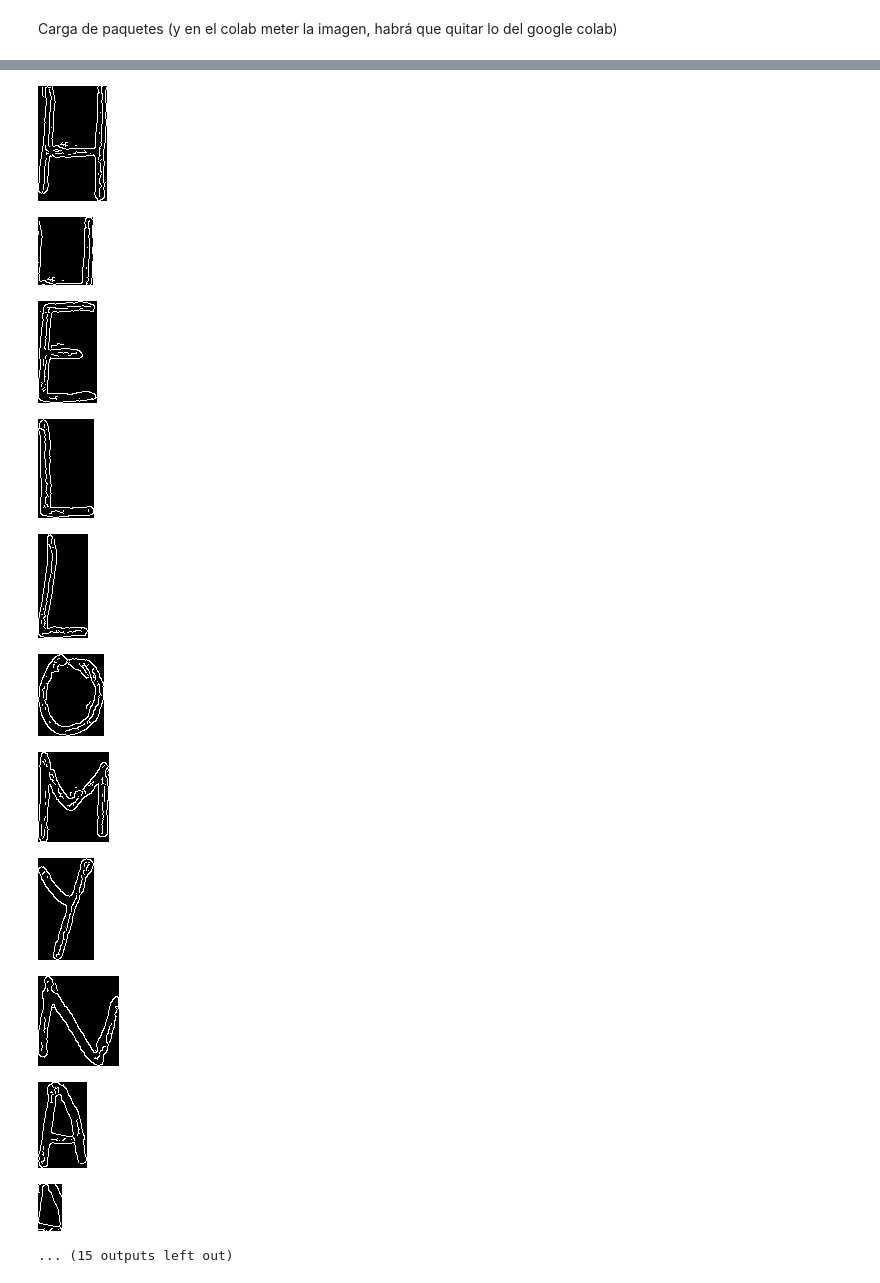
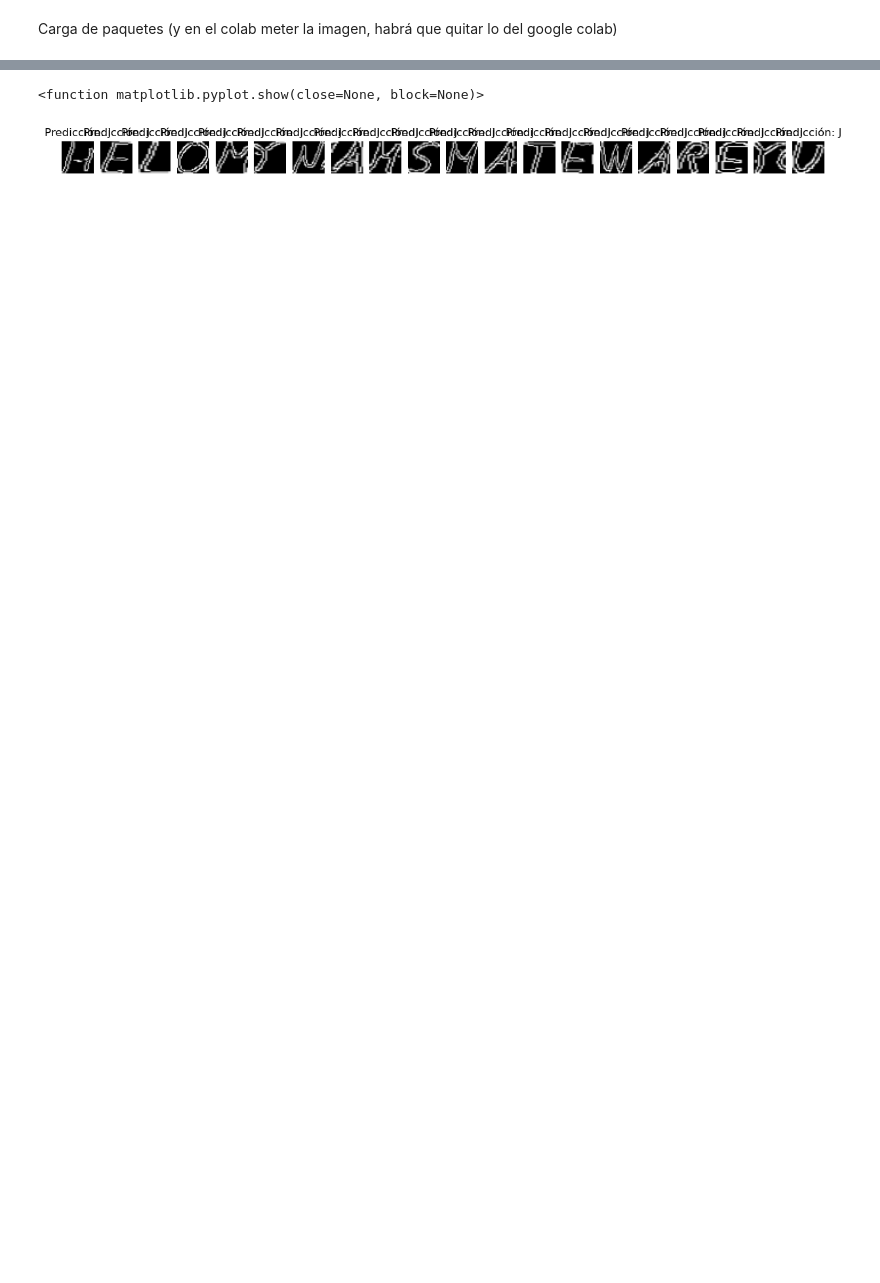
Before and after one commit to ancare2/Trabajo_ReconocimientoTexto, a Jupyter notebook: Prueba_OCRs.ipynb, the cells around one changed output, grey strips where cells are left out. Cells and saved outputs as stored; diff of their text form; code cells hidden in the pictures; blank space fills up the shorter version.

```diff
--- a/Prueba_OCRs.ipynb
+++ b/Prueba_OCRs.ipynb
@@ -122,10 +34,0 @@ Dibuja las imagenes detectadas:
-# %%
-# Dibujar rectángulos alrededor de los contornos detectados en la imagen original
-for contour in sorted_contours:
-    x, y, w, h = cv2.boundingRect(contour)
-    cv2.rectangle(image, (x, y), (x+w, y+h), (0, 255, 0), 2)  # Dibujar rectángulo verde
-
-# Mostrar la imagen con los rectángulos dibujados
-cv2_imshow(image)
-cv2.waitKey(0)
-cv2.destroyAllWindows()
@@ -133,0 +35,4 @@ Cambiar el find contours por el connectedcomponents (va algo mejor):
+# %%
+# Carga imagen
+image_path = "data\images\WhatsApp Image 2023-11-19 at 17.21.41.jpeg"
+image = Image.open(image_path)
@@ -134,19 +124,11 @@ Cambiar el find contours por el connectedcomponents (va algo mejor):
 # %%
-folder_path = '/fotos'
-folder_name = "fotos"
-if os.path.exists(folder_path):
-    # Eliminar la carpeta y su contenido
-    shutil.rmtree(folder_path)
-    print(f"La carpeta {folder_path} ha sido eliminada.")
-else:
-    print(f"La carpeta {folder_path} no existe.")
+ed_model_02 = tensorflow.keras.models.load_model('modelos/modelo_C_02.keras')
 
-if not os.path.exists(folder_path):
-    os.makedirs(folder_path)
+LABELS = ['0', '1', '2', '3', '4', '5', '6', '7', '8', '9',
+          'A', 'B', 'C', 'D', 'E', 'F', 'G', 'H', 'I', 'J', 'K', 'L', 'M', 'N', 'O', 'P', 'Q', 'R', 'S', 'T', 'U', 'V', 'W', 'X', 'Y', 'Z',
+          'a', 'b', 'd', 'e', 'f', 'g', 'h', 'n', 'q', 'r', 't']
 
-image_path_in_colab="/content/WhatsApp Image 2023-11-17 at 12.19.16.jpeg"
-
-image = cv2.imread(image_path_in_colab)
+index_to_label = {i: label for i, label in enumerate(LABELS)}
 
 # Convertir a escala de grises
 gray = cv2.cvtColor(image, cv2.COLOR_BGR2GRAY)
@@ -181,17 +163,22 @@ for i, stat in enumerate(stats):
 # Ordenar las regiones por las coordenadas de los centroides
 regiones_ordenadas = sorted(regiones_recortadas, key=lambda x: (x[1][0], x[1][1]))
 
+fig, axs = plt.subplots(1, len(regiones_ordenadas), figsize=(15, 3))
+
 # Guardar las letras en orden de aparición en la carpeta "fotos"
 for i, (region, _) in enumerate(regiones_ordenadas):
-    cv2.imwrite(os.path.join(folder_path, f'letra_{i}.png'), region)
-
-    # Mostrar la letra
-    cv2_imshow(region)
-
-
-# Mostrar la imagen con los rectángulos dibujados alrededor de las letras detectadas
-cv2_imshow(edged_image)
-cv2_imshow(image)
-cv2.waitKey(0)
-cv2.destroyAllWindows()
+    resized_matrix = resize(region, (28, 28), anti_aliasing=False)
+    imagen_array = np.array(resized_matrix).reshape(1, 784)
+    imagen_normalizada = imagen_array.astype('float32') / 255.0
+    prediction = ed_model_02.predict(imagen_normalizada)
+    predicted_class = np.argmax(prediction)
+    predicted_label = index_to_label[predicted_class]
+    # print(predicted_label)
+    # plt.imshow(region, cmap='gray')
+    # title = f'Predicción: {predicted_label}'
+    # plt.title(title)
+    axs[i].imshow(imagen_normalizada.reshape(28, 28), cmap='gray')
+    axs[i].axis('off')  # Turn off axis labels
+    axs[i].set_title(f'Predicción: {predicted_label}')
+plt.show
 # %% [output]
@@ -199,12 +205,2 @@ La carpeta /fotos ha sido eliminada.
+<function matplotlib.pyplot.show(close=None, block=None)>
-[figure, old version]
+[figure, new version]
-[figure, removed]
-[figure, removed]
-[figure, removed]
-[figure, removed]
-[figure, removed]
-[figure, removed]
-[figure, removed]
-[figure, removed]
-[figure, removed]
-[figure, removed]
-... (15 outputs left out)
```
Also changed, not shown: parts of 16 cells of this notebook, 1 other file.
